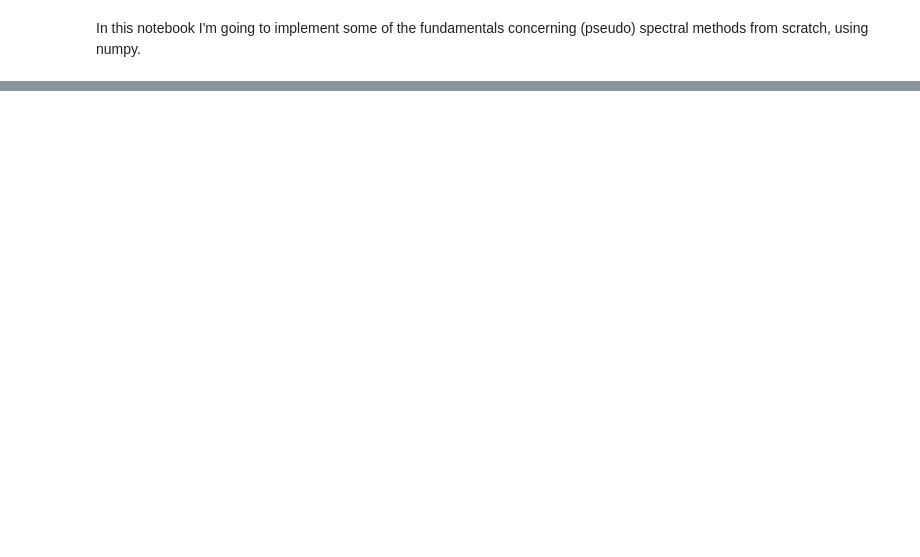
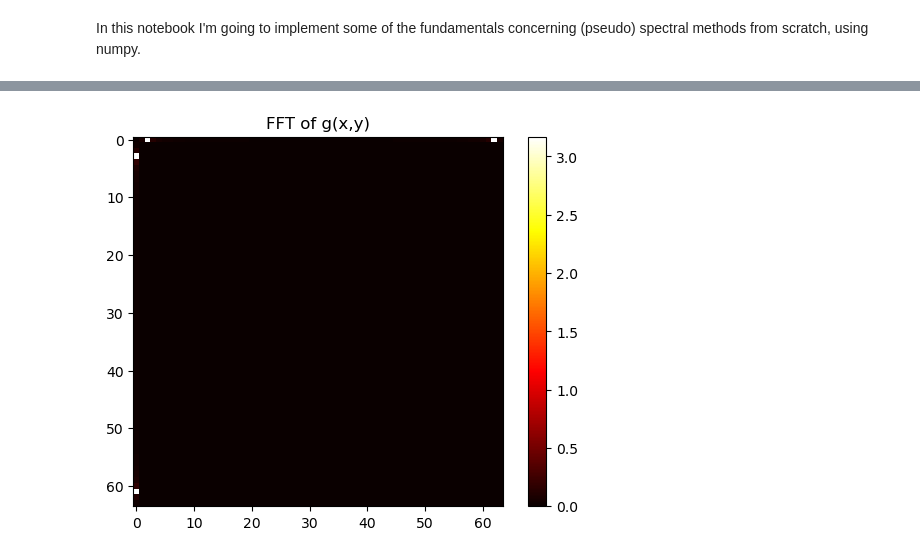
Before and after one commit to nathanWolo/MATH449, a Jupyter notebook: fft/spectral.ipynb, the cells around one changed output, grey strips where cells are left out. Saved outputs shown, nothing was run; the diff lists cells and outputs as text; code cells hidden in the pictures; blank space fills up the shorter version.

```diff
--- a/fft/spectral.ipynb
+++ b/fft/spectral.ipynb
@@ -174,0 +206,23 @@ Time taken for DFT:  0.4551699161529541
+# %%
+#fft G
+def classical_dft_1d(x):
+    N = len(x)
+    n = np.arange(N)
+    k = n.reshape((N, 1))
+    e = np.exp(-2j * np.pi * k * n / N)
+    X = np.dot(e, x)
+    return X
+def classical_dft_2d(x):
+    M, N = x.shape
+    # Apply DFT on each row
+    X = np.array([classical_dft_1d(row) for row in x])
+    # Apply DFT on each column
+    X = np.array([classical_dft_1d(col) for col in X.T]).T
+    return X
+G_hat = classical_dft_2d(G) / (N/2) /20
+plt.imshow(np.abs(G_hat), cmap='hot')
+plt.colorbar()
+plt.title('FFT of g(x,y)')
+plt.show()
+# %% [output]
+[figure, added]
```
Also changed, not shown: parts of 11 cells of this notebook.
